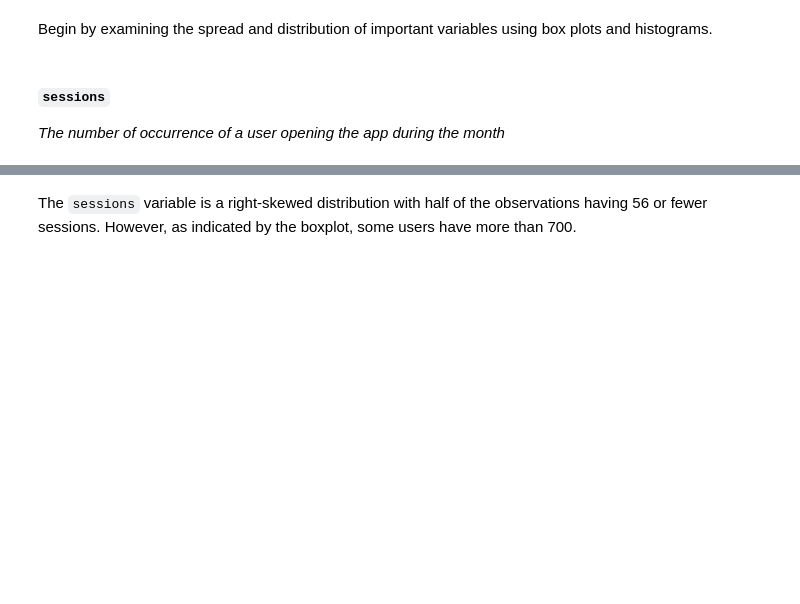
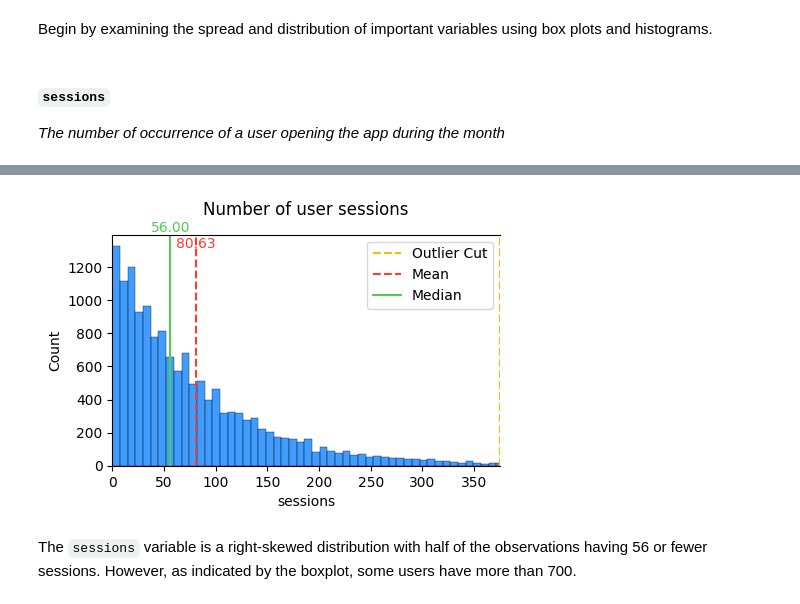
Before and after one commit to rodrigodealexandre/Coursera-Google, a Jupyter notebook: Go Beyond the Numbers Translate Data into Insights/Course 3 Waze project lab.ipynb, the cells around one changed output, grey strips where cells are left out. Drawn from its saved outputs; the diff is of its cells as text; code cells hidden in the pictures; blank space fills up the shorter version.

```diff
--- a/Go Beyond the Numbers Translate Data into Insights/Course 3 Waze project lab.ipynb
+++ b/Go Beyond the Numbers Translate Data into Insights/Course 3 Waze project lab.ipynb
@@ -163,6 +562,9 @@ _The number of occurrence of a user opening the app during the month_
 # %%
-# Histogram
 ### YOUR CODE HERE ###
+# Histogram:
+waze_histogram_plot(df, 'sessions', 'Number of user sessions')
+# %% [output]
+[figure, added]
 # %% [markdown]
 The `sessions` variable is a right-skewed distribution with half of the observations having 56 or fewer sessions. However, as indicated by the boxplot, some users have more than 700.
 # %% [markdown]
```
Also changed, not shown: parts of 66 cells of this notebook.
